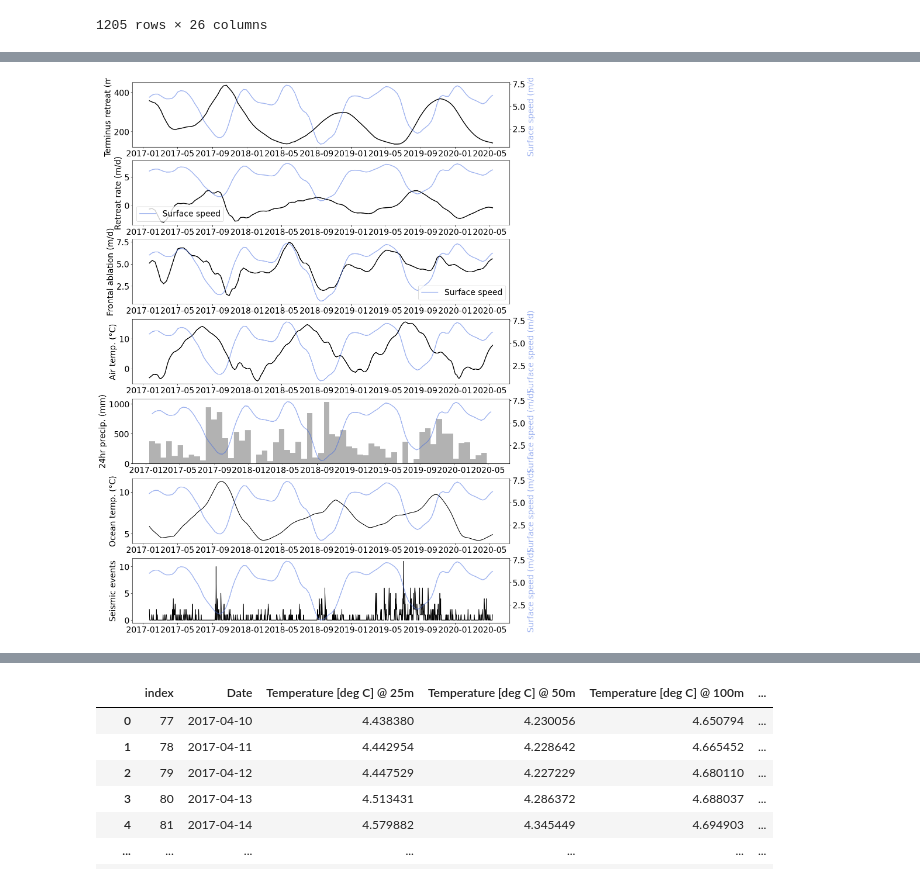
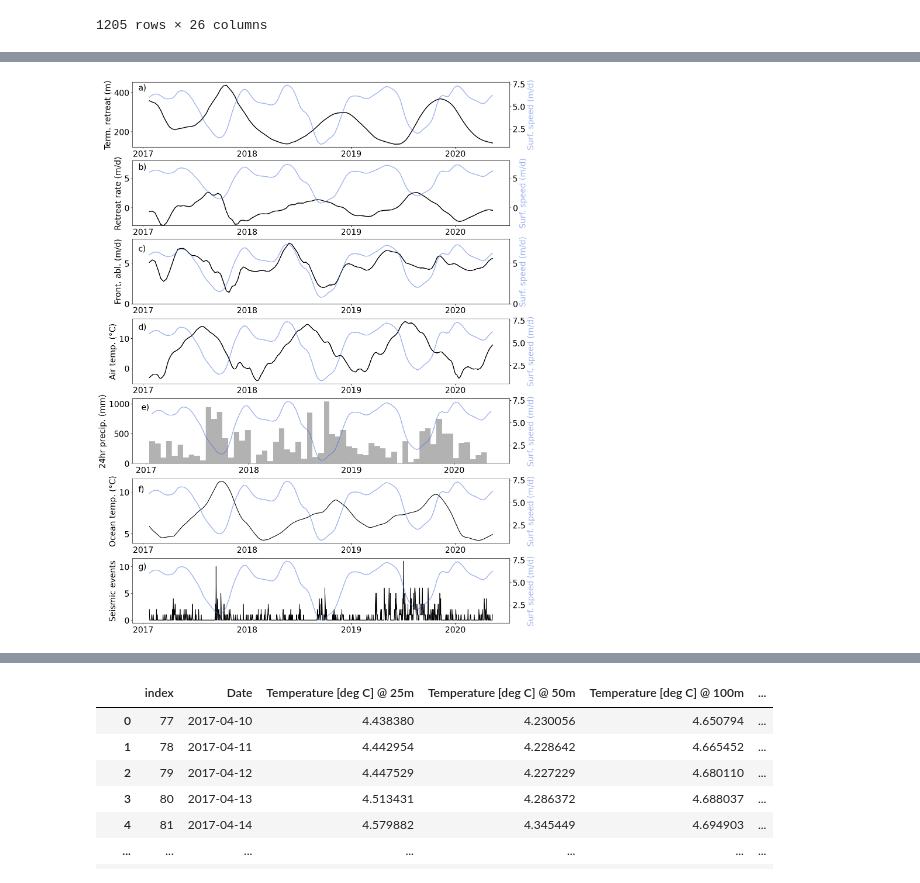
Before and after one commit to pohlan/Hubbard2024, a Jupyter notebook: make_paper_figures/vel_terminus_temps_avg_year.ipynb, the cells around one changed output, grey strips where cells are left out. Drawn from its saved outputs; the diff is of its cells as text; code cells hidden in the pictures.

Commit message:
Clean up timeseries figure (add labels etc)

```diff
--- a/make_paper_figures/vel_terminus_temps_avg_year.ipynb
+++ b/make_paper_figures/vel_terminus_temps_avg_year.ipynb
@@ -152,7 +140,9 @@ df_sum = df_save.resample(str(dt_resample)+"d", on="Date").mean().interpolate()
 def plot_vel(axi):
     secax = axi.twinx()
     secax.plot(df_save["Date"], df_save.surface_speed_m_per_yr / 365, color="royalblue", lw=2, alpha=0.5)
-    secax.set_ylabel("Surface speed (m/d)", color="royalblue", alpha=0.5)
+    secax.set_ylabel("Surf. speed (m/d)", color="royalblue", alpha=0.5)
+    axi.xaxis.set_major_locator(mdates.YearLocator())
+    axi.xaxis.set_major_formatter(mdates.DateFormatter('%Y'))
 
 
 
@@ -165,47 +155,67 @@ fig, ax = plt.subplots(7,1, layout='constrained', figsize=(15,19))
 # terminus position
 i = 0
 ax[i].plot(df_save["Date"], df_save.terminus_advance_m, color="black", lw=2)
-ax[i].set_ylabel("Terminus retreat (m)")
+ax[i].set_ylabel("Term. retreat (m)")
 plot_vel(ax[i])
+ax[i].text(dt.datetime(2016,12,15),410, 'a)')
 
 # retreat rate
 i = 1
 ax[i].plot(df_save["Date"], df_save.retreat_rate_m_per_yr / 365, color="black", lw=2)
+ax[i].set_ylim([-3,8])
 ax[i].set_ylabel("Retreat rate (m/d)")
-ax[i].plot(df_save["Date"], df_save.surface_speed_m_per_yr / 365, color="royalblue", lw=2, alpha=0.5, label="Surface speed")
-ax[i].legend()
+secax = ax[i].twinx()
+ax[i].plot(df_save["Date"], df_save.surface_speed_m_per_yr / 365, color="royalblue", lw=2, alpha=0.5, label="Surf. speed")
+secax.set_ylabel("Surf. speed (m/d)", color="royalblue", alpha=0.5)
+secax.set_ylim([-3,8])
+ax[i].xaxis.set_major_locator(mdates.YearLocator())
+ax[i].xaxis.set_major_formatter(mdates.DateFormatter('%Y'))
+ax[i].text(dt.datetime(2016,12,15),6.5, 'b)')
+#ax[i].legend()
 
 # frontal ablation
 i = 2
 ax[i].plot(df_save["Date"], df_save.frontal_ablation_m_per_yr / 365, color="black", lw=2)
-ax[i].set_ylabel("Frontal ablation (m/d)")
-ax[i].plot(df_save["Date"], df_save.surface_speed_m_per_yr / 365, color="royalblue", lw=2, alpha=0.5, label="Surface speed")
-ax[i].legend()
+ax[i].set_ylabel("Front. abl. (m/d)")
+ax[i].set_ylim([0,8])
+secax = ax[i].twinx()
+ax[i].plot(df_save["Date"], df_save.surface_speed_m_per_yr / 365, color="royalblue", lw=2, alpha=0.5, label="Surf. speed")
+secax.set_ylabel("Surf. speed (m/d)", color="royalblue", alpha=0.5)
+secax.set_ylim([0,8])
+ax[i].xaxis.set_major_locator(mdates.YearLocator())
+ax[i].xaxis.set_major_formatter(mdates.DateFormatter('%Y'))
+ax[i].text(dt.datetime(2016,12,15),6.5, 'c)')
+#ax[i].legend()
 
 # air temperature
 i = 3
 ax[i].plot(df_save["Date"], df_save.AirTempC_Yakutat_smooth, color="black", lw=2)
 ax[i].set_ylabel("Air temp. (°C)")
 plot_vel(ax[i])
+ax[i].text(dt.datetime(2016,12,15),13, 'd)')
 
 # precipitation
 i = 4
 ax[i].bar(df_sum.index, df_sum.Precip_Yakutat_24h_mm*1000, width=dt.timedelta(days=dt_resample), color="black", linewidth=0, alpha=0.3)
 ax[i].set_ylabel("24hr precip. (mm)")
 plot_vel(ax[i])
+ax[i].text(dt.datetime(2016,12,15),900, 'e)')
 
 i = 5
 ax[i].plot(df_save["Date"], df_save["OceanTemp@50m_degC"], color="black")
 ax[i].set_ylabel("Ocean temp. (°C)")
 plot_vel(ax[i])
+ax[i].text(dt.datetime(2016,12,15),10, 'f)')
 
 i = 6
 ax[i].plot(df_save["Date"], df_save["evid"], color="black")
 ax[i].set_ylabel("Seismic events")
 plot_vel(ax[i])
+ax[i].text(dt.datetime(2016,12,15),9.5, 'g)')
+
 fig.savefig("six-years-timeseries.jpg")
 # %% [output]
-[figure, old version]
+[figure, new version]
 # %%
 plt.plot(df_all.Date,df_all.AirTempC_Yakutat,label="Yakutat")
 plt.plot(df_all.Date,df_all.AirTempC_Yakutat_smooth,label="Yakutat")
```
Also changed, not shown: parts of 2 cells of this notebook.
